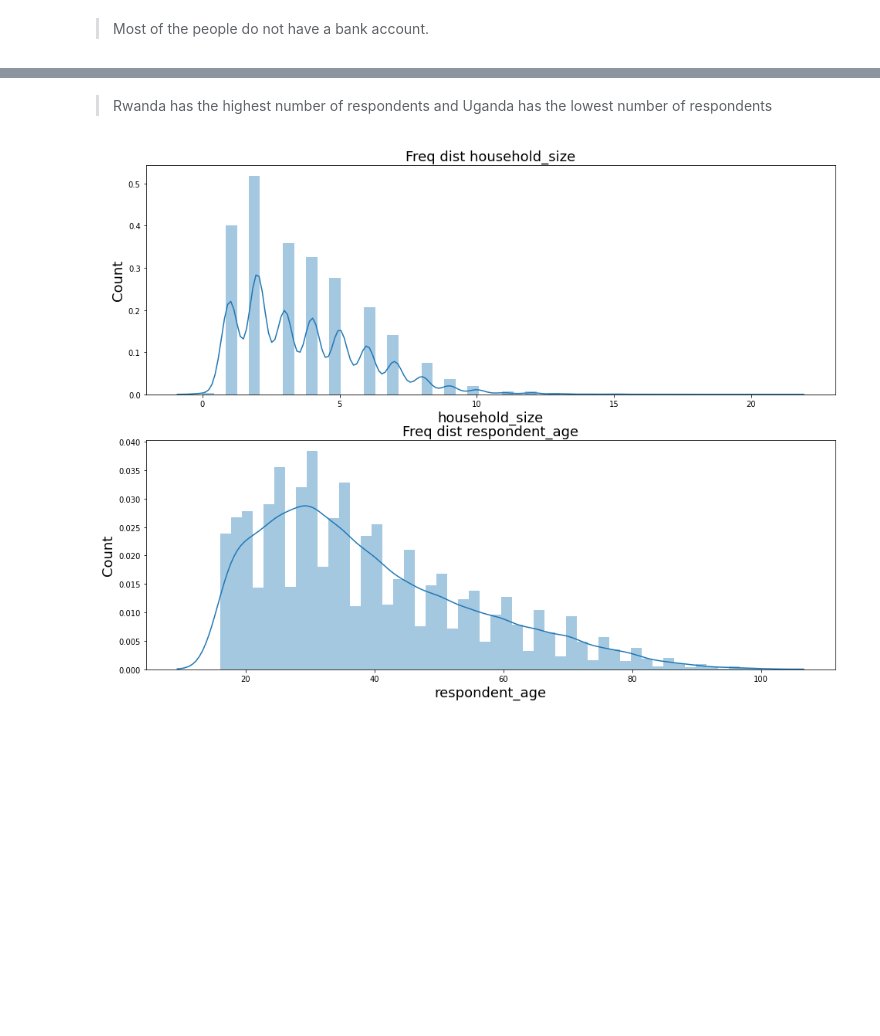
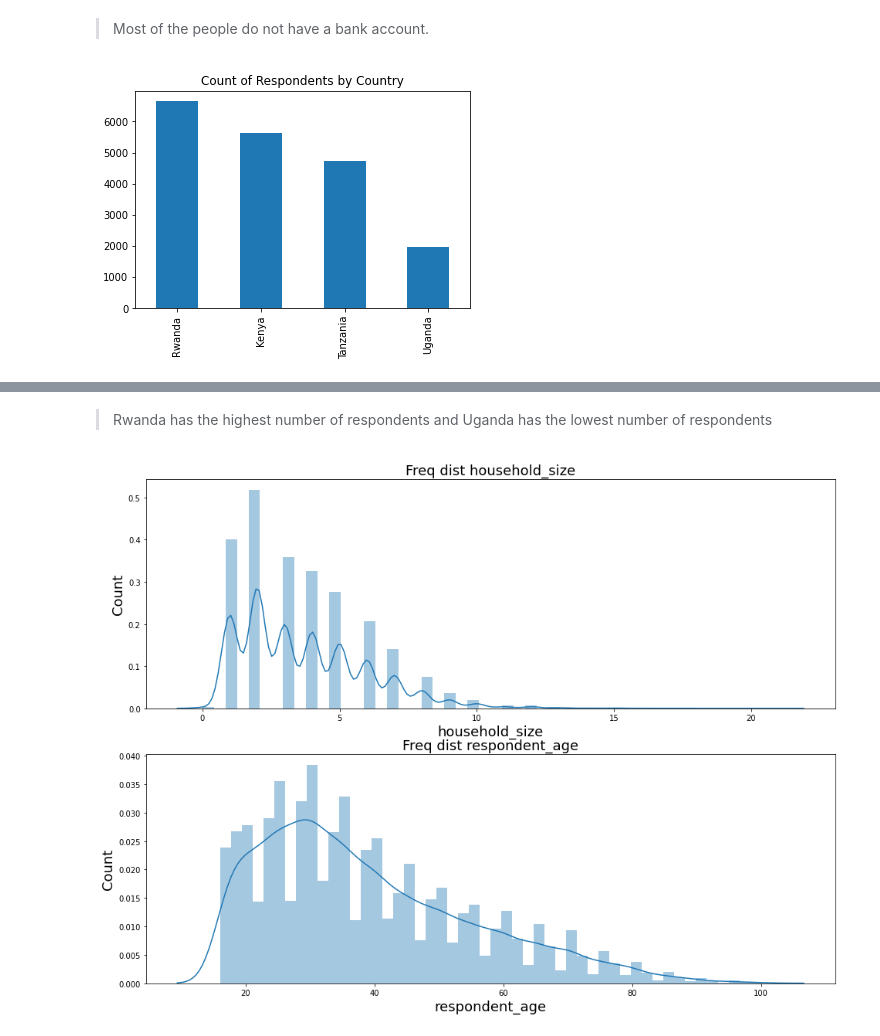
Before and after one commit to stogaja/Python-ML-Projects, a Jupyter notebook: Financial Inclusion/EDA_Financial_Inclusion.ipynb, the cells around one changed output, grey strips where cells are left out. Drawn from its saved outputs; the diff is of its cells as text; code cells hidden in the pictures; blank space fills up the shorter version.

```diff
--- a/Financial Inclusion/EDA_Financial_Inclusion.ipynb
+++ b/Financial Inclusion/EDA_Financial_Inclusion.ipynb
@@ -217,3 +226,10 @@ pd.crosstab(index=df.has_a_bank_account, columns='count')
 # %% [markdown]
 > Most of the people do not have a bank account.
+# %%
+# let's plot a bar chart of the respondent country against the counts and arrange the data in descending order
+df.country.value_counts().sort_values(ascending=False).plot(kind='bar')
+plt.title('Count of Respondents by Country')
+plt.show()
+# %% [output]
+[figure, added]
 # %%
```
Also changed, not shown: parts of 5 cells of this notebook.
